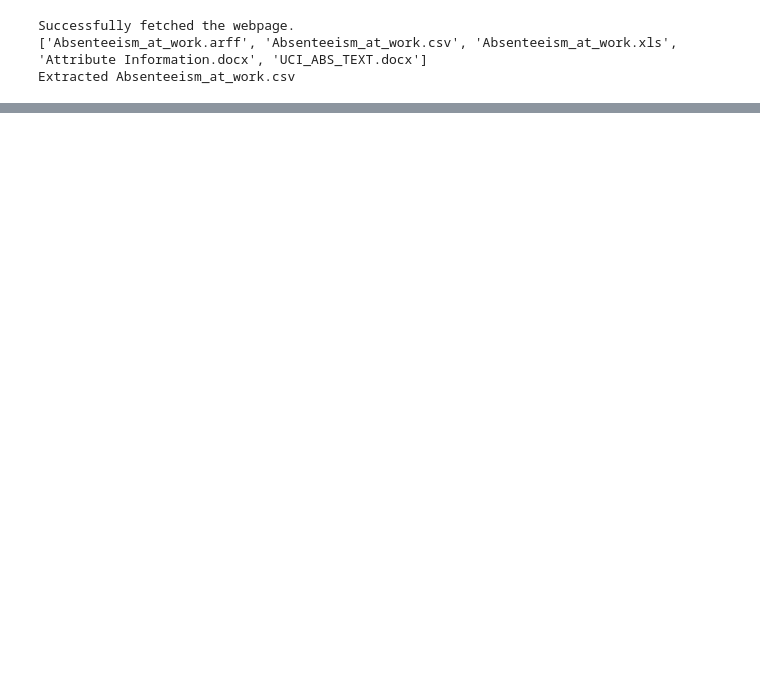
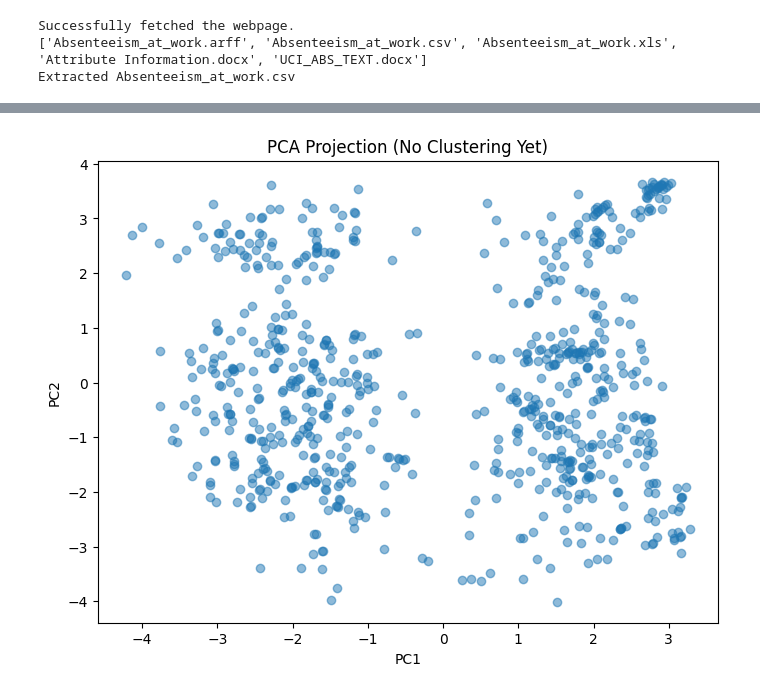
Before and after one commit to githubtijn2002/Absenteeism, a Jupyter notebook: EA.ipynb, the cells around one changed output, grey strips where cells are left out. Cells and saved outputs as stored; diff of their text form; code cells hidden in the pictures; blank space fills up the shorter version.

```diff
--- a/EA.ipynb
+++ b/EA.ipynb
@@ -186,0 +265,20 @@ unjust_dict
+# %%
+# predict how many hours of absence a person will have
+X = df.drop(columns=['Absenteeism time in hours', 'ID', 'Long absence', 'Disciplinary failure'])
+y = df['Absenteeism time in hours']
+from sklearn.linear_model import LinearRegression
+from sklearn.ensemble import RandomForestRegressor
+
+pipeline = extract_plot_FI(X, y, RandomForestRegressor(), regression=True)
+
+# predict class of hours of absence
+from functions import bracket_data
+absent_sums = df.groupby(['ID'])['Absenteeism time in hours'].sum()
+# bracketing the data into 4 groups
+import numpy as np
+bins = [-np.inf, 8, np.inf]
+df['abset_dur_group'] = bracket_data(df['Absenteeism time in hours'], bins)
+
+X = df.drop(columns=['abset_dur_group', 'ID', 'Long absence', 'Disciplinary failure', 'Absenteeism time in hours', 'Reason for absence'])
+y = df['abset_dur_group']
+extract_plot_FI(X, y, LogisticRegression(class_weight='balanced'))
@@ -186,0 +297,25 @@ unjust_dict
+# %%
+# Drop irrelevant or redundant columns
+from sklearn.preprocessing import StandardScaler
+from sklearn.decomposition import PCA
+import matplotlib.pyplot as plt
+df_pca = df.drop(columns=["ID", "Absenteeism time in hours", "Reason for absence", "Disciplinary failure"])
+df_pca
+
+# Scale features
+scaler = StandardScaler()
+X_scaled = scaler.fit_transform(df_pca)
+
+# Optional: reduce dimensions with PCA
+pca = PCA(n_components=2)
+X_pca = pca.fit_transform(X_scaled)
+
+# Plot PCA to get a feel
+plt.figure(figsize=(8,6))
+plt.scatter(X_pca[:, 0], X_pca[:, 1], alpha=0.5)
+plt.title("PCA Projection (No Clustering Yet)")
+plt.xlabel("PC1")
+plt.ylabel("PC2")
+plt.show()
+# %% [output]
+[figure, added]
```
Also changed, not shown: parts of 20 cells of this notebook, 4 other files.
